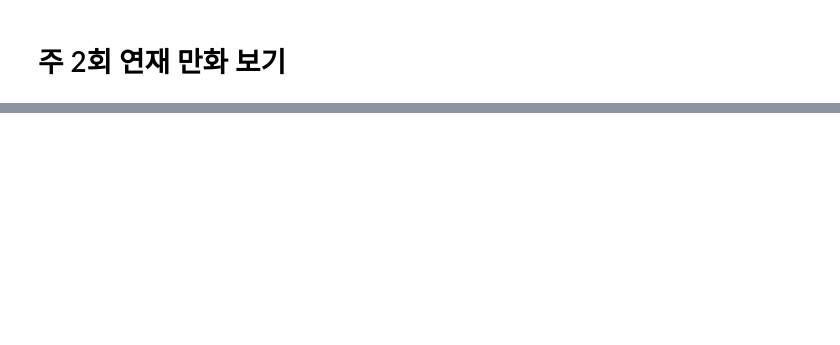
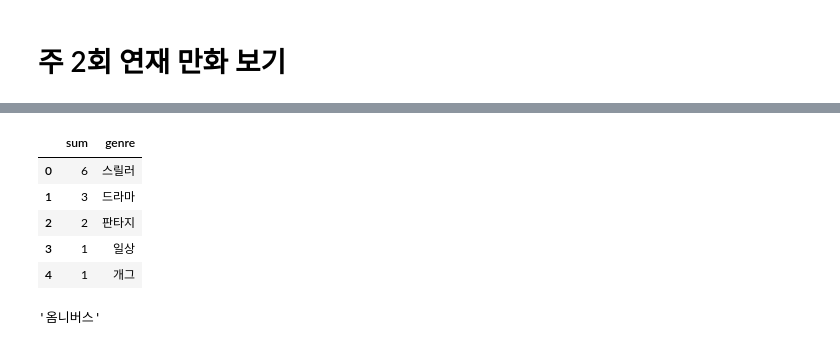
Before and after one commit to 9JIMIN/comic, a Jupyter notebook: test.ipynb, the cells around one changed output, grey strips where cells are left out. Saved outputs shown, nothing was run; the diff lists cells and outputs as text; code cells hidden in the pictures; blank space fills up the shorter version.

```diff
--- a/test.ipynb
+++ b/test.ipynb
@@ -147,0 +375,57 @@ OperationFailure: Unrecognized pipeline stage name: '$expr'
+# %%
+webtoons=db['webtoons']
+
+pipeline=[
+    {
+        '$match': {
+            'genre': '옴니버스'
+        }
+    }, {
+        '$unwind': {
+            'path': '$genre'
+        }
+    }, {
+        '$group': {
+            '_id': '$genre',
+            'sum': {
+                '$sum': 1
+            }
+        }
+    }, {
+        '$set': {
+            'genre': '$_id'
+        }
+    }, {
+        '$project': {
+            '_id': 0
+        }
+    }, {
+        '$match': {
+            'genre': {
+                '$nin': [
+                    '$genre', '옴니버스'
+                ]
+            }
+        }
+    }, {
+        '$sort': {
+            'sum': -1
+        }
+    }
+]
+
+plist=list(webtoons.aggregate(pipeline))
+
+o_df=pd.DataFrame(plist)
+o_df
+# %% [output]
+|  | sum | genre |
+| 0 | 6 | 스릴러 |
+| 1 | 3 | 드라마 |
+| 2 | 2 | 판타지 |
+| 3 | 1 | 일상 |
+| 4 | 1 | 개그 |
+# %%
+df['title'][0]
+# %% [output]
+'옴니버스'
```
Also changed, not shown: parts of 23 cells of this notebook, 3 other files.
